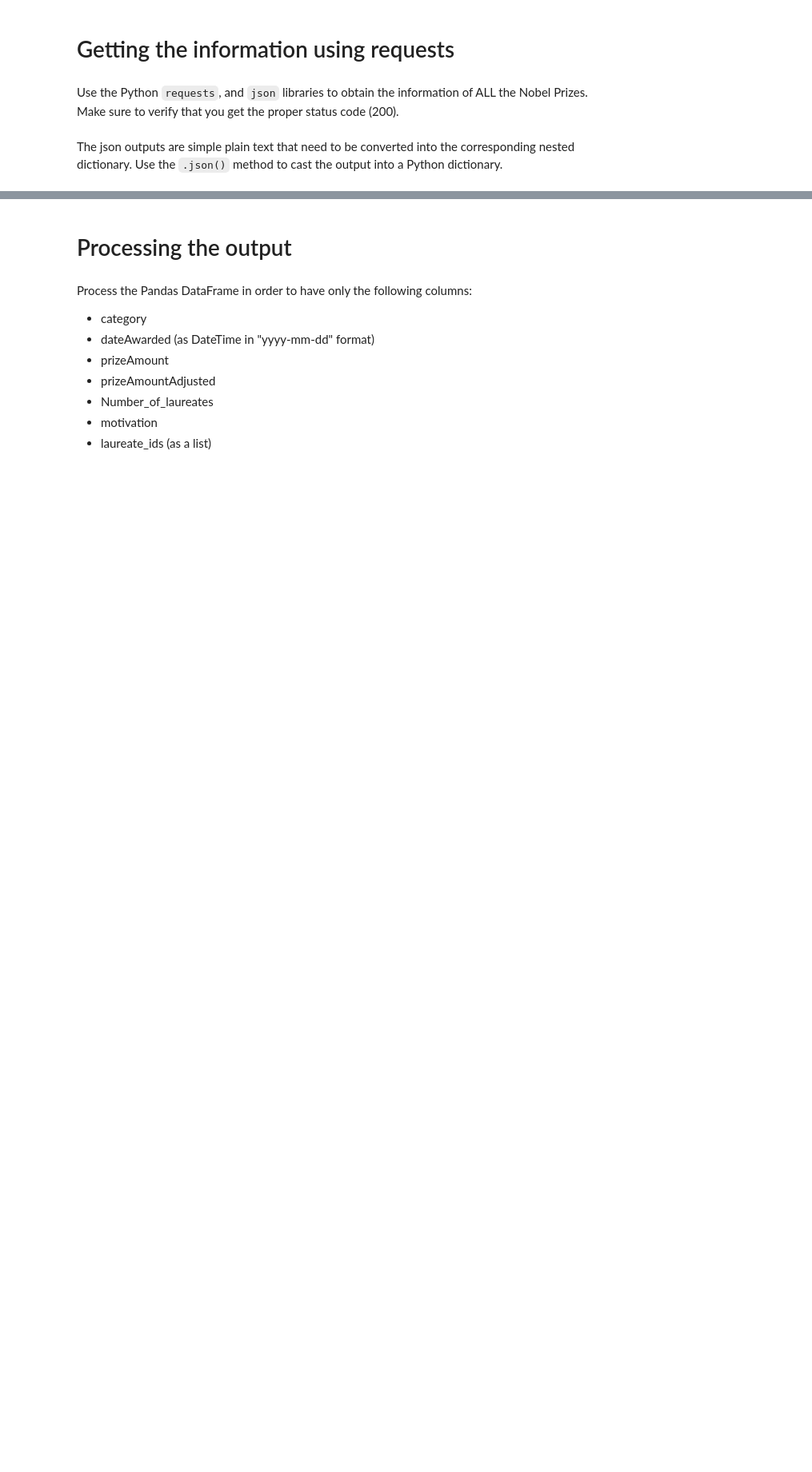
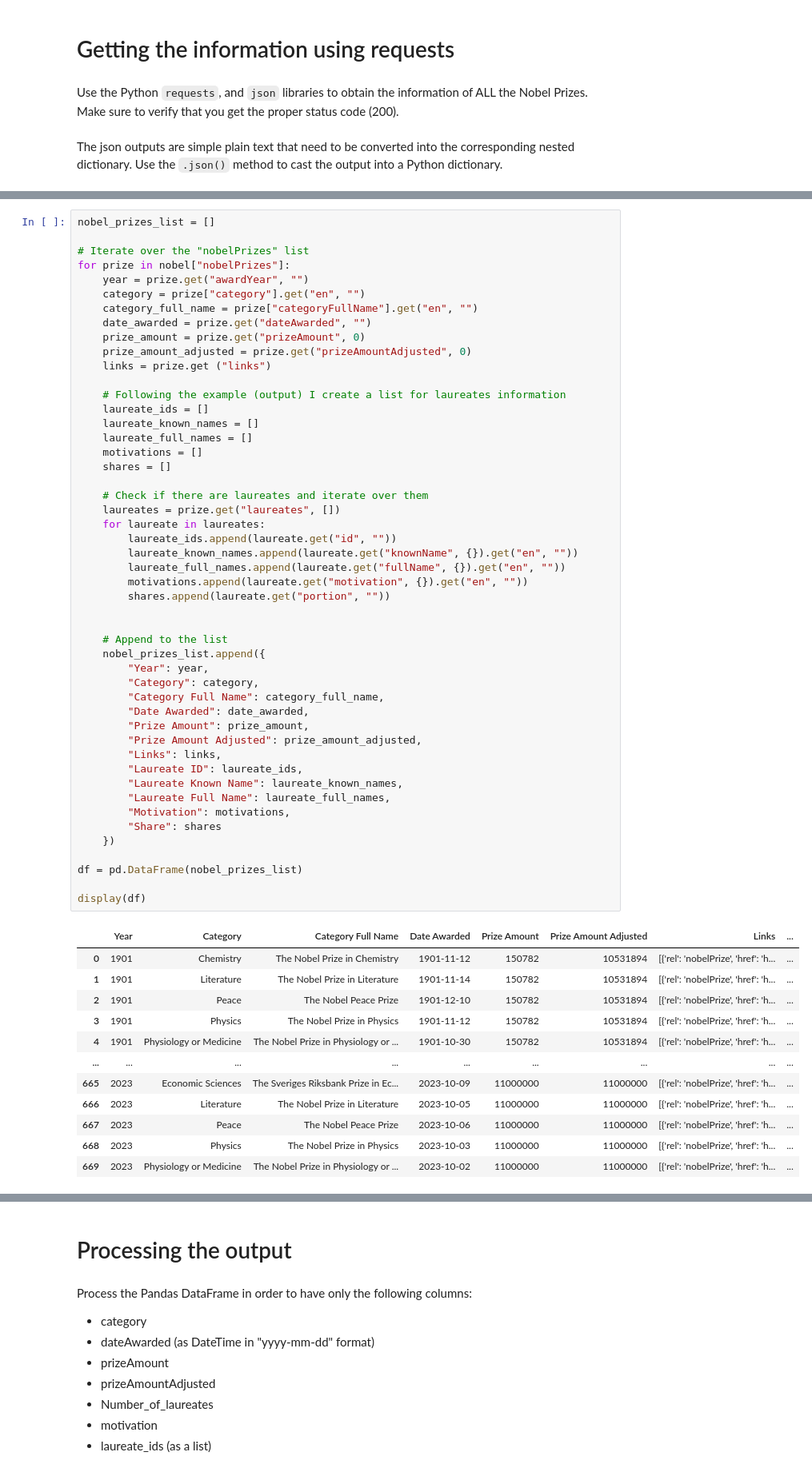
Before and after one commit to isg75/lab-apis, a Jupyter notebook: lab_apis.ipynb, the cells around one changed output, grey strips where cells are left out. Shown at 80% size. Cells and saved outputs as stored; diff of their text form; blank space fills up the shorter version.

```diff
--- a/lab_apis.ipynb
+++ b/lab_apis.ipynb
@@ -50,0 +47,62 @@ There are 670 nobel prize awards
+# %%
+nobel_prizes_list = []
+
+# Iterate over the "nobelPrizes" list
+for prize in nobel["nobelPrizes"]:
+    year = prize.get("awardYear", "")
+    category = prize["category"].get("en", "")
+    category_full_name = prize["categoryFullName"].get("en", "")
+    date_awarded = prize.get("dateAwarded", "")
+    prize_amount = prize.get("prizeAmount", 0)
+    prize_amount_adjusted = prize.get("prizeAmountAdjusted", 0)
+    links = prize.get ("links")
+
+    # Following the example (output) I create a list for laureates information
+    laureate_ids = []
+    laureate_known_names = []
+    laureate_full_names = []
+    motivations = []
+    shares = []
+
+    # Check if there are laureates and iterate over them
+    laureates = prize.get("laureates", [])
+    for laureate in laureates:
+        laureate_ids.append(laureate.get("id", ""))
+        laureate_known_names.append(laureate.get("knownName", {}).get("en", ""))
+        laureate_full_names.append(laureate.get("fullName", {}).get("en", ""))
+        motivations.append(laureate.get("motivation", {}).get("en", ""))
+        shares.append(laureate.get("portion", ""))
+
+
+    # Append to the list
+    nobel_prizes_list.append({
+        "Year": year,
+        "Category": category,
+        "Category Full Name": category_full_name,
+        "Date Awarded": date_awarded,
+        "Prize Amount": prize_amount,
+        "Prize Amount Adjusted": prize_amount_adjusted,
+        "Links": links,
+        "Laureate ID": laureate_ids,
+        "Laureate Known Name": laureate_known_names,
+        "Laureate Full Name": laureate_full_names,
+        "Motivation": motivations,
+        "Share": shares
+    })
+
+df = pd.DataFrame(nobel_prizes_list)
+
+display(df)
+# %% [output]
+|  | Year | Category | Category Full Name | Date Awarded | Prize Amount | Prize Amount Adjusted | Links | ... |
+| 0 | 1901 | Chemistry | The Nobel Prize in Chemistry | 1901-11-12 | 150782 | 10531894 | [{'rel': 'nobelPrize', 'href': 'h... | ... |
+| 1 | 1901 | Literature | The Nobel Prize in Literature | 1901-11-14 | 150782 | 10531894 | [{'rel': 'nobelPrize', 'href': 'h... | ... |
+| 2 | 1901 | Peace | The Nobel Peace Prize | 1901-12-10 | 150782 | 10531894 | [{'rel': 'nobelPrize', 'href': 'h... | ... |
+| 3 | 1901 | Physics | The Nobel Prize in Physics | 1901-11-12 | 150782 | 10531894 | [{'rel': 'nobelPrize', 'href': 'h... | ... |
+| 4 | 1901 | Physiology or Medicine | The Nobel Prize in Physiology or ... | 1901-10-30 | 150782 | 10531894 | [{'rel': 'nobelPrize', 'href': 'h... | ... |
+| ... | ... | ... | ... | ... | ... | ... | ... | ... |
+| 665 | 2023 | Economic Sciences | The Sveriges Riksbank Prize in Ec... | 2023-10-09 | 11000000 | 11000000 | [{'rel': 'nobelPrize', 'href': 'h... | ... |
+| 666 | 2023 | Literature | The Nobel Prize in Literature | 2023-10-05 | 11000000 | 11000000 | [{'rel': 'nobelPrize', 'href': 'h... | ... |
+| 667 | 2023 | Peace | The Nobel Peace Prize | 2023-10-06 | 11000000 | 11000000 | [{'rel': 'nobelPrize', 'href': 'h... | ... |
+| 668 | 2023 | Physics | The Nobel Prize in Physics | 2023-10-03 | 11000000 | 11000000 | [{'rel': 'nobelPrize', 'href': 'h... | ... |
+| 669 | 2023 | Physiology or Medicine | The Nobel Prize in Physiology or ... | 2023-10-02 | 11000000 | 11000000 | [{'rel': 'nobelPrize', 'href': 'h... | ... |
```
Also changed, not shown: parts of 16 cells of this notebook.
